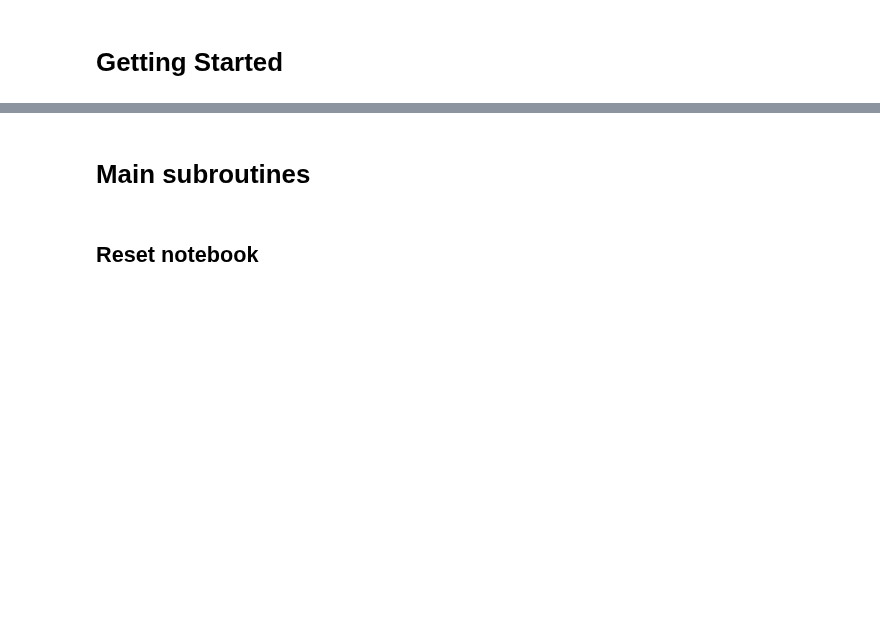
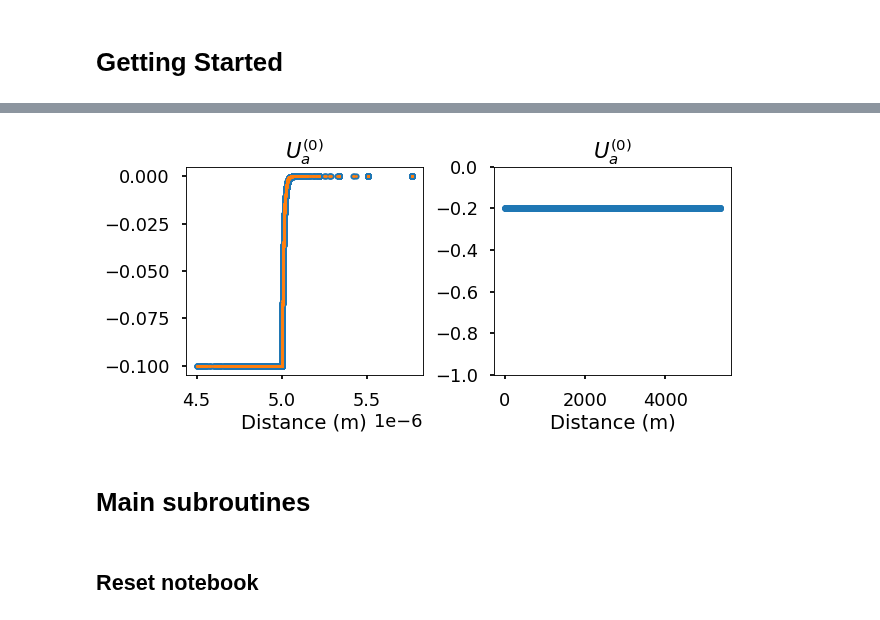
Before and after one commit to yuccadrew/sip, a Jupyter notebook: test_sip_2d.ipynb, the cells around one changed output, grey strips where cells are left out. Cells and saved outputs as stored; diff of their text form; code cells hidden in the pictures; blank space fills up the shorter version.

```diff
--- a/test_sip_2d.ipynb
+++ b/test_sip_2d.ipynb
@@ -16,3 +16,5 @@
 #4/5/2022 (fighting!)
 # 5. Just added variables radius_b, e_0, f_0, s_0. Use them in the code
 # 6. Consider is it possible to make c/alpha/beta/gamma 4 by 4 (Maybe yes!)
+# %%
+dist_factor = 1e6
@@ -18,0 +141,79 @@
+# %%
+def ansol_sphere(x,y,z,radius_a,rel_perm_a,temperature,c_ion,z_ion,zeta,grad_flag):
+    print('Computing 1D linear PB solution in spherical coordinates')
+    perm_a = perm_0*rel_perm_a
+    q_ion = z_ion*q_e
+    Db_len = np.sqrt(perm_a*K_B*temperature/2/q_ion**2/N_A/c_ion)
+
+    print('SOLID PARTICLE RADIUS IS:',radius_a)
+    print('RELATIVE PERMITTIVITY OF ELECTROLYTE IS:',rel_perm_a)
+    print('TEMPERATURE IS:',temperature)
+    print('ION COCENTRATION AT INFINITY IS:',c_ion)
+    print('ION VALENCE IS:',z_ion)
+    print('THERMAL ENERGY IS:',K_B*temperature/q_ion)
+
+    if grad_flag:
+        print('SURFACE CHARGE DENSITY AT SPHERE IS:',zeta)
+    else:
+        print('POTENTIAL AT SPHERE IS:',zeta)
+
+    print('DEBYE LENGTH IS:',Db_len*1e9,'nm')
+    print('')
+
+    if grad_flag:
+        zeta = zeta/(1/Db_len+1/radius_a)/perm_a
+
+    dist = np.sqrt(x**2+y**2+z**2)
+    phi = np.zeros((len(dist),4))
+    mask = dist>= radius_a
+    phi[mask,0] = zeta*radius_a*np.exp((radius_a-dist[mask])/Db_len)/dist[mask]
+    phi[~mask,0] = zeta
+    phi[mask,1] = -phi[mask,0]*(1/Db_len+1/dist[mask])*x[mask]/dist[mask]
+    phi[mask,2] = -phi[mask,0]*(1/Db_len+1/dist[mask])*y[mask]/dist[mask]
+    phi[mask,3] = -phi[mask,0]*(1/Db_len+1/dist[mask])*z[mask]/dist[mask]
+
+    return phi
+
+if __name__ == '__main__':
+    n_node = len(mesh['nodes'])
+    nodes = mesh['nodes']
+    u_n = np.reshape(sol,(n_node,2))
+
+    fig,ax = plt.subplots(1,2,figsize=(8,4),dpi=80)
+    axs = ax.flatten()
+#     x = np.linspace(0,10e-9,100)
+#     y = np.zeros_like(x)
+#     z = np.zeros_like(x)
+#     ansol = ansol_sphere(x=x,y=y,z=z,
+#         radius_a=5e-9,rel_perm_a=78.5,temperature=298.0,
+#         c_ion=100.0,z_ion=1.0,zeta=0.01,grad_flag=True)
+#     axs[0].plot(x,ansol[:,0],'.')
+#     print(ansol[0,0])
+
+    x = nodes[:,0]/dist_factor
+    y = nodes[:,1]/dist_factor
+    z = np.zeros(n_node,dtype=float)
+    ansol = ansol_sphere(x=x,y=y,z=z,
+        radius_a=radius_a,rel_perm_a=80.0,temperature=293.0,
+        c_ion=1.0,z_ion=1.0,zeta=-0.1,grad_flag=False)
+    dist = np.sqrt(nodes[:,0]**2+nodes[:,1]**2)/dist_factor
+    mask = (dist>=0.9*radius_a)&(dist<=1.2*radius_a)
+    print(max(dist),radius_a)
+    axs[0].plot(dist[mask],ansol[mask,0],'.')
+    axs[0].plot(dist[mask],u_n[mask,0],'.',markersize=5)
+
+    edges = mesh['edges']
+    mask = mesh['with_stern']
+    nind = np.unique(edges[mask,:].flatten(order='C'))
+    axs[1].plot(u_n[nind,1],'.')
+    axs[1].set_ylim([-1,0])
+    print(u_n[nind,1])
+
+    axs[0].set_xlabel('Distance (m)')
+    axs[1].set_xlabel('Distance (m)')
+    axs[0].set_title('$U^{(0)}_a$')
+    axs[1].set_title('$U^{(0)}_a$')
+
+    plt.tight_layout()
+    plt.show()
+# %% [output]
@@ -19,3 +232,4 @@
+[figure, added]
 # %% [markdown]
 # Main subroutines
 # %% [markdown]
```
Also changed, not shown: parts of 15 cells of this notebook.
